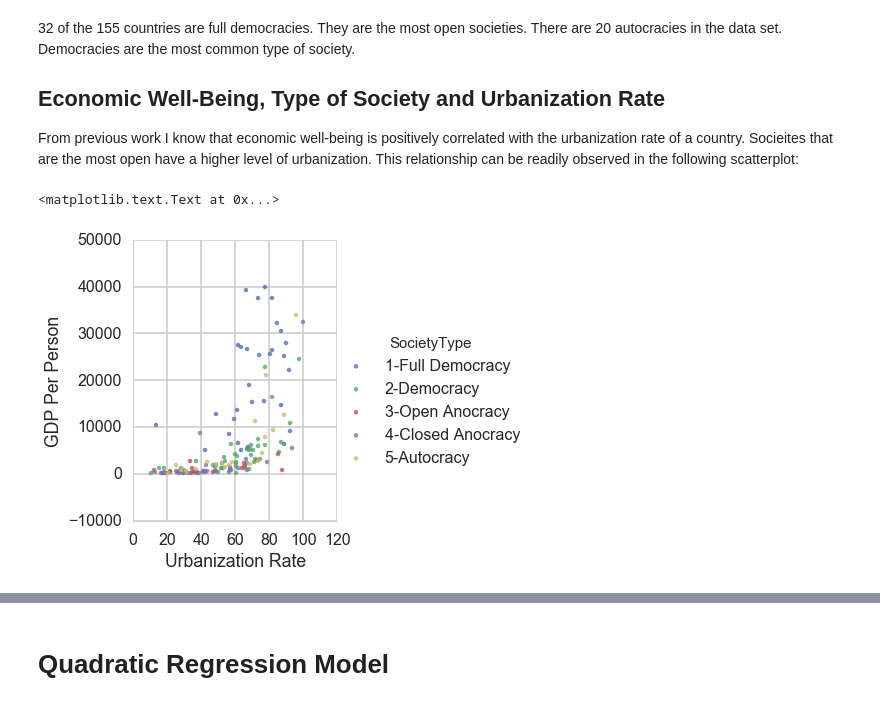
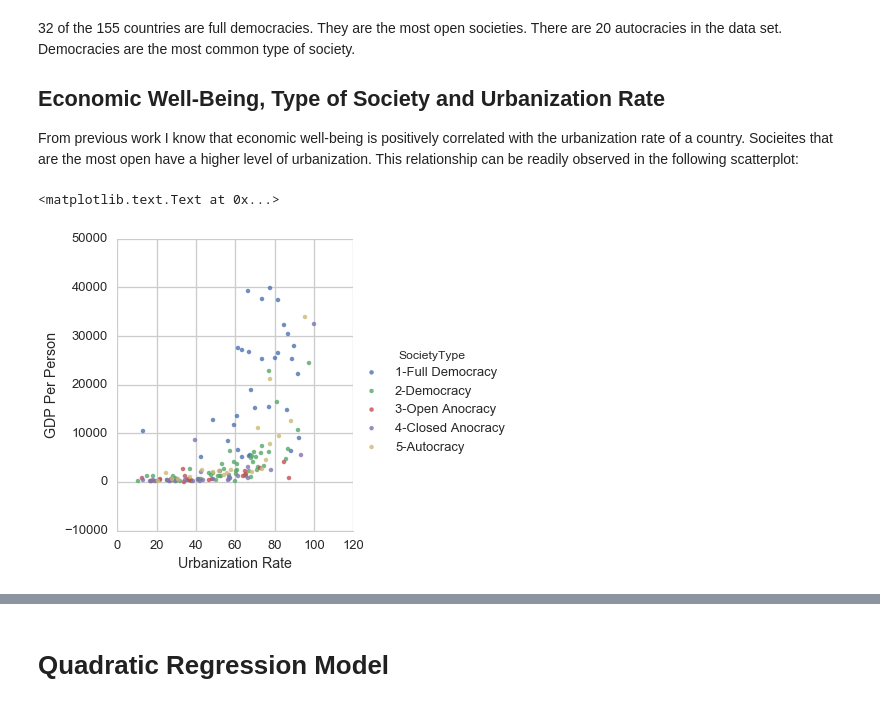
Before and after one commit to ArutyunSargsyan/democracy-and-economic-well-being, a Jupyter notebook: Regression Modeling in Practice/Week 3 Assignment.ipynb, the cells around one changed output, grey strips where cells are left out. Drawn from its saved outputs; the diff is of its cells as text; code cells hidden in the pictures.

```diff
--- a/Regression Modeling in Practice/Week 3 Assignment.ipynb
+++ b/Regression Modeling in Practice/Week 3 Assignment.ipynb
@@ -92,10 +92,9 @@ dtype: int64
 From previous work I know that economic well-being is positively correlated with the urbanization rate of a country.  Socieites that are the most open have a higher level of urbanization.  This relationship can be readily observed in the following scatterplot:
 # %%
 # Visualize the relationship
-sns.set_context('poster')
 sns.lmplot(x='urbanrate', y='incomeperperson', data=subset, fit_reg=False, hue='SocietyType')
 plt.ylabel('GDP Per Person')
 plt.xlabel('Urbanization Rate')
 # %% [output]
 <matplotlib.text.Text at 0x...>
-[figure, old version]
+[figure, new version]
```
Also changed, not shown: parts of 13 cells of this notebook.
